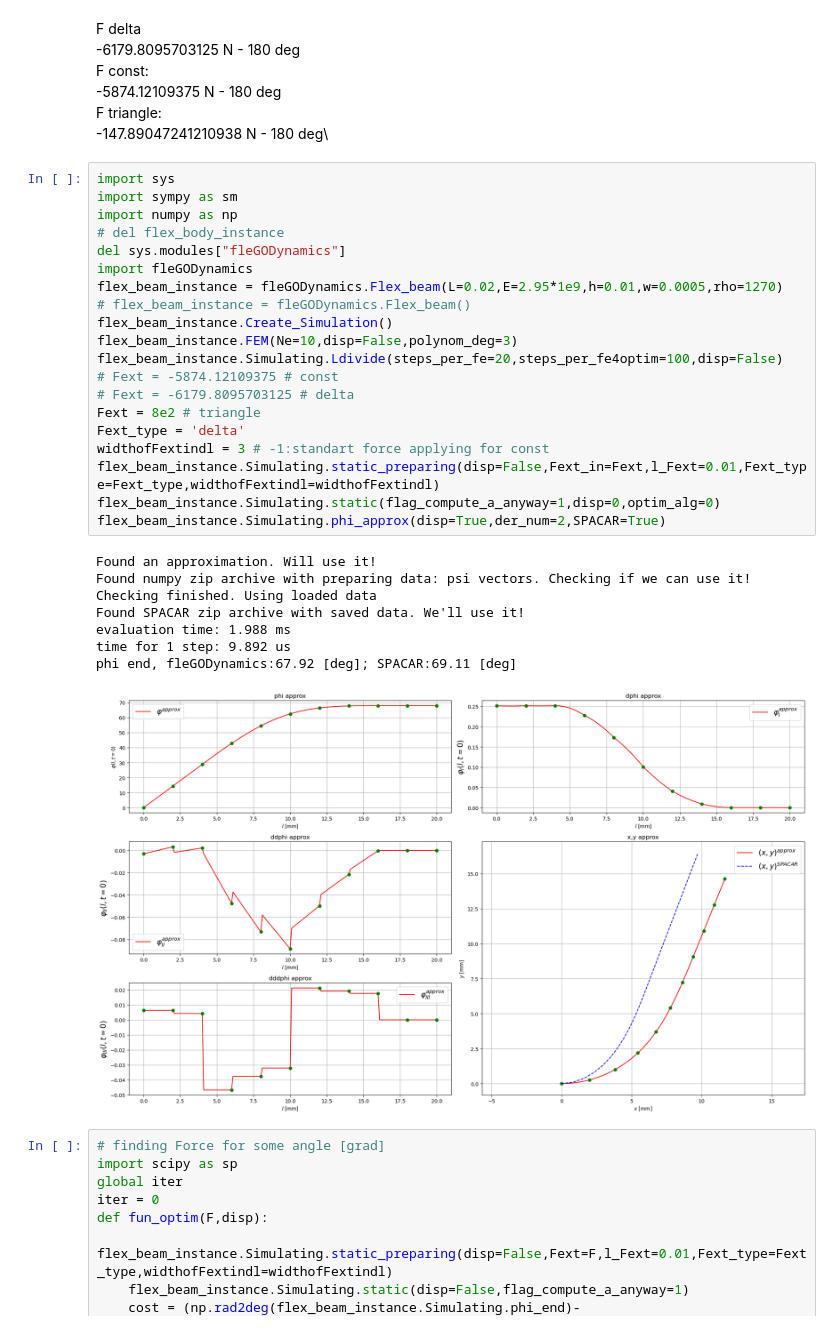
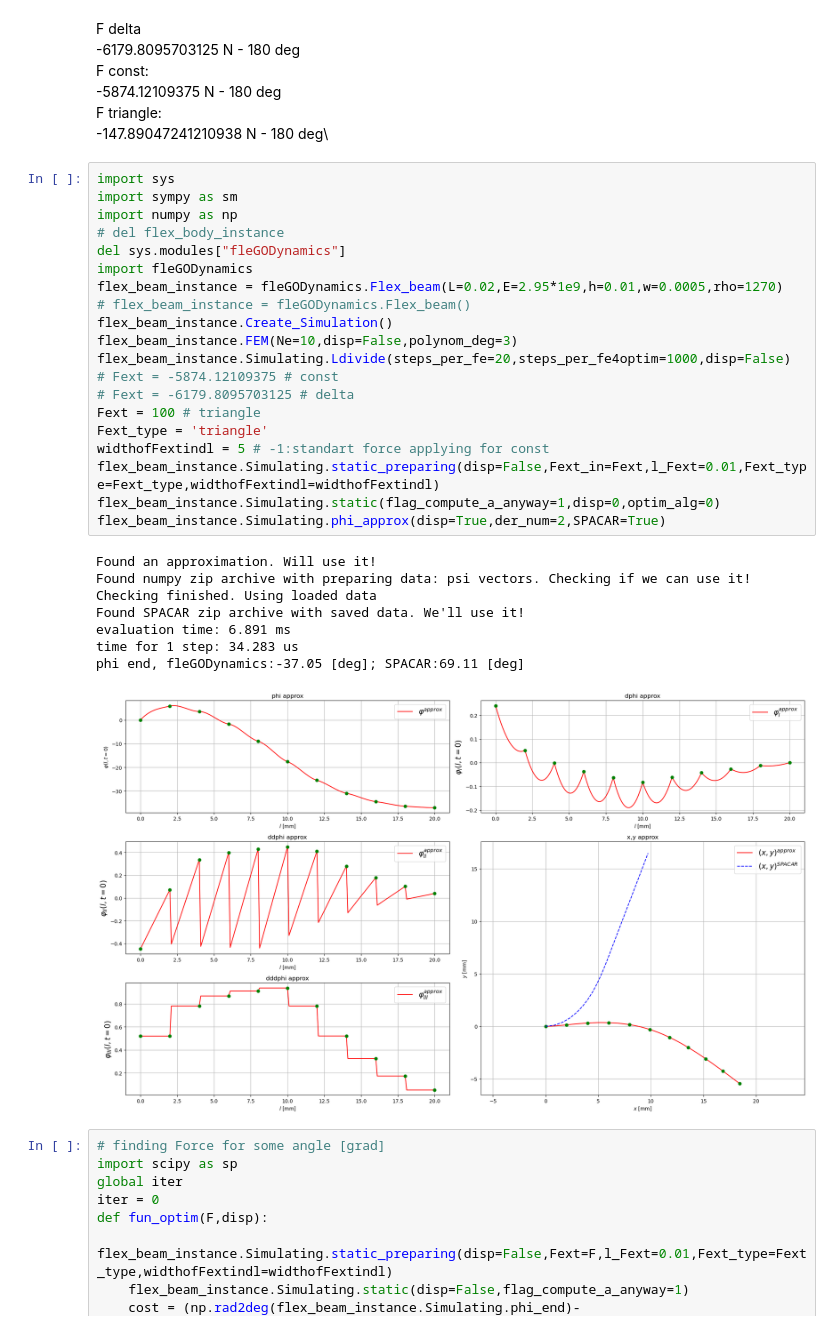
Before and after one commit to dvogureckiy99/dynastatflex, a Jupyter notebook: library_test.ipynb, the cells around one changed output. Saved outputs shown, nothing was run; the diff lists cells and outputs as text.

```diff
--- a/library_test.ipynb
+++ b/library_test.ipynb
@@ -79,32 +79,32 @@ F triangle:\
 # %%
 import sys
 import sympy as sm
 import numpy as np
 # del flex_body_instance
 del sys.modules["fleGODynamics"]
 import fleGODynamics
 flex_beam_instance = fleGODynamics.Flex_beam(L=0.02,E=2.95*1e9,h=0.01,w=0.0005,rho=1270)
 # flex_beam_instance = fleGODynamics.Flex_beam()
 flex_beam_instance.Create_Simulation()
 flex_beam_instance.FEM(Ne=10,disp=False,polynom_deg=3)
-flex_beam_instance.Simulating.Ldivide(steps_per_fe=20,steps_per_fe4optim=100,disp=False)
+flex_beam_instance.Simulating.Ldivide(steps_per_fe=20,steps_per_fe4optim=1000,disp=False)
 # Fext = -5874.12109375 # const
 # Fext = -6179.8095703125 # delta
-Fext = 8e2 # triangle
-Fext_type = 'delta'
-widthofFextindl = 3 # -1:standart force applying for const
+Fext = 100 # triangle
+Fext_type = 'triangle'
+widthofFextindl = 5 # -1:standart force applying for const
 flex_beam_instance.Simulating.static_preparing(disp=False,Fext_in=Fext,l_Fext=0.01,Fext_type=Fext_type,widthofFextindl=widthofFextindl)
 flex_beam_instance.Simulating.static(flag_compute_a_anyway=1,disp=0,optim_alg=0)
 flex_beam_instance.Simulating.phi_approx(disp=True,der_num=2,SPACAR=True)
 # %% [output]
 Found an approximation. Will use it!
 Found numpy zip archive with preparing data: psi vectors. Checking if we can use it!
 Checking finished. Using loaded data
 Found SPACAR zip archive with saved data. We'll use it!
-evaluation time: 1.988 ms
-time for 1 step: 9.892 us
-phi end, fleGODynamics:67.92 [deg]; SPACAR:69.11 [deg]
+evaluation time: 6.891 ms
+time for 1 step: 34.283 us
+phi end, fleGODynamics:-37.05 [deg]; SPACAR:69.11 [deg]
-[figure, old version]
+[figure, new version]
 # %%
 # finding Force for some angle [grad]
 import scipy as sp
```
Also changed, not shown: 3 other files.
